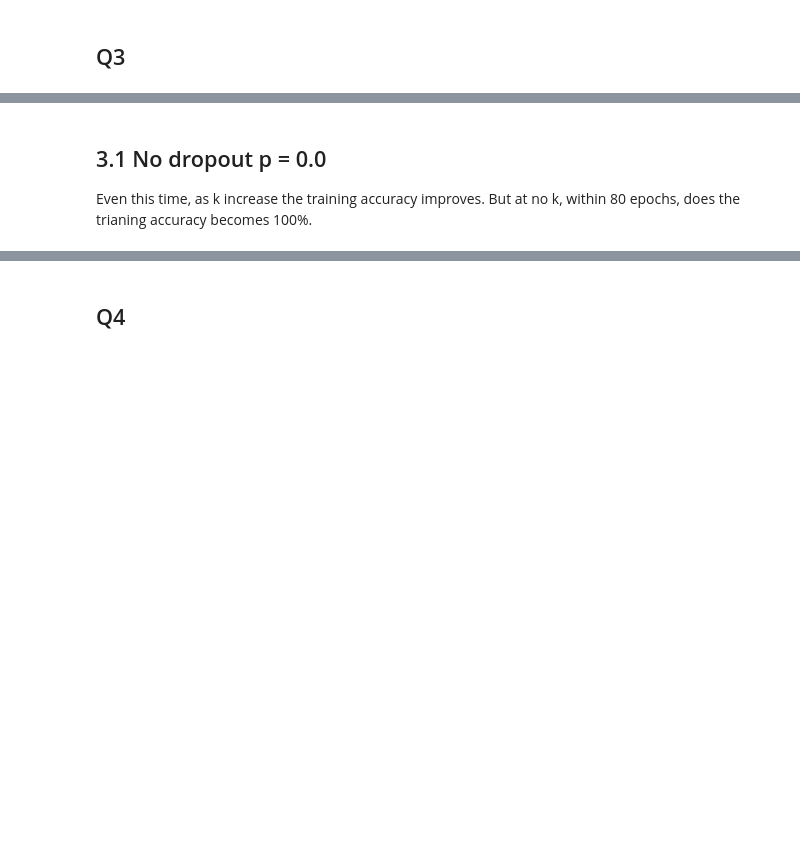
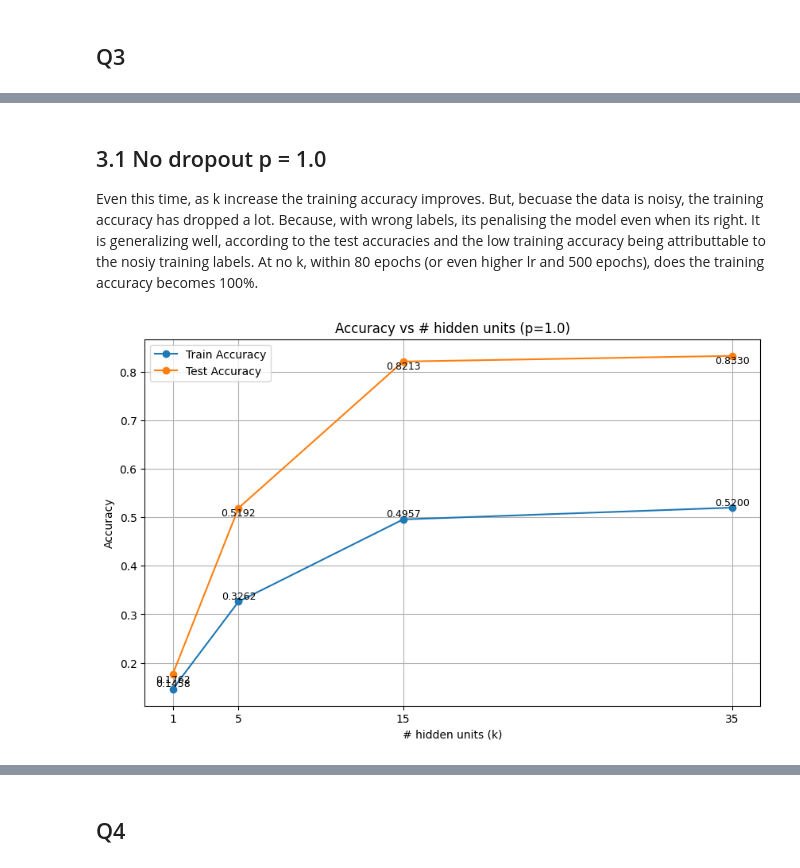
Before and after one commit to Vedant2100/w26, a Jupyter notebook: hw3.ipynb, the cells around one changed output, grey strips where cells are left out. Saved outputs shown, nothing was run; the diff lists cells and outputs as text; code cells hidden in the pictures; blank space fills up the shorter version.

```diff
--- a/hw3.ipynb
+++ b/hw3.ipynb
@@ -303,0 +390,4 @@ KeyError: (1, 0.1, 79)
+# %%
+for p in pvals:
+    for k in kvals:
+        print(f"p={p}, k={k} | Final Test Acc: {overall_test_acc[(k, p, epochs-1)]:.4f}")
@@ -316,34 +425,36 @@ print(f"No of y_train flipped: {len(flipped_example_index)}")
 # %% [markdown]
-## 3.1 No dropout p = 0.0
-Even this time, as k increase the training accuracy improves. But at no k, within 80 epochs, does the trianing accuracy becomes 100%.
+## 3.1 No dropout p = 1.0
+Even this time, as k increase the training accuracy improves. But, becuase the data is noisy, the training accuracy has dropped a lot. Because, with wrong labels, its penalising the model even when its right. It is generalizing well, according to the test accuracies and the low training accuracy being attributtable to the nosiy training labels. At no k, within 80 epochs (or even higher lr and 500 epochs), does the training accuracy becomes 100%.
 # %%
 torch.manual_seed(0)
 kvals = [1, 5, 15, 35]
-pvals = [0.0]
+pvals = [1.0]
 lr = 0.001
 epochs = 80
 for p in pvals:
     overall_train_acc = {}
     overall_test_acc = {}
     for k in kvals:
          train_acc, test_acc, loss_hist =  train_model_k_p(X_train, y_train, X_test, y_test, p, k, epochs, lr)
          overall_train_acc.update(train_acc)
          overall_test_acc.update(test_acc)
     plt.figure(figsize=(10, 6))
     plt.xticks(kvals)
     plt.plot(kvals, [overall_train_acc[(k, p, epochs-1)] for k in kvals], marker='o', label='Train Accuracy')
     plt.plot(kvals, [overall_test_acc[(k, p, epochs-1)] for k in kvals], marker='o', label='Test Accuracy')
     plt.xlabel('# hidden units (k)')
     plt.ylabel('Accuracy')
     plt.title(f'Accuracy vs # hidden units (p={p})')
     plt.legend()
     plt.grid()
     train_values = [overall_train_acc[(kv, p, epochs-1)] for kv in kvals]
     test_values = [overall_test_acc[(kv, p, epochs-1)] for kv in kvals]
     for i, kv in enumerate(kvals):
         plt.text(kv, train_values[i], f'{train_values[i]:.4f}', ha='center', va='bottom', fontsize=9)
         plt.text(kv, test_values[i], f'{test_values[i]:.4f}', ha='center', va='top', fontsize=9)
     plt.show()
+# %% [output]
+[figure, added]
 # %%
 torch.manual_seed(0)
 kvals = [1, 5, 15, 35]
```
Also changed, not shown: parts of 25 cells of this notebook.
